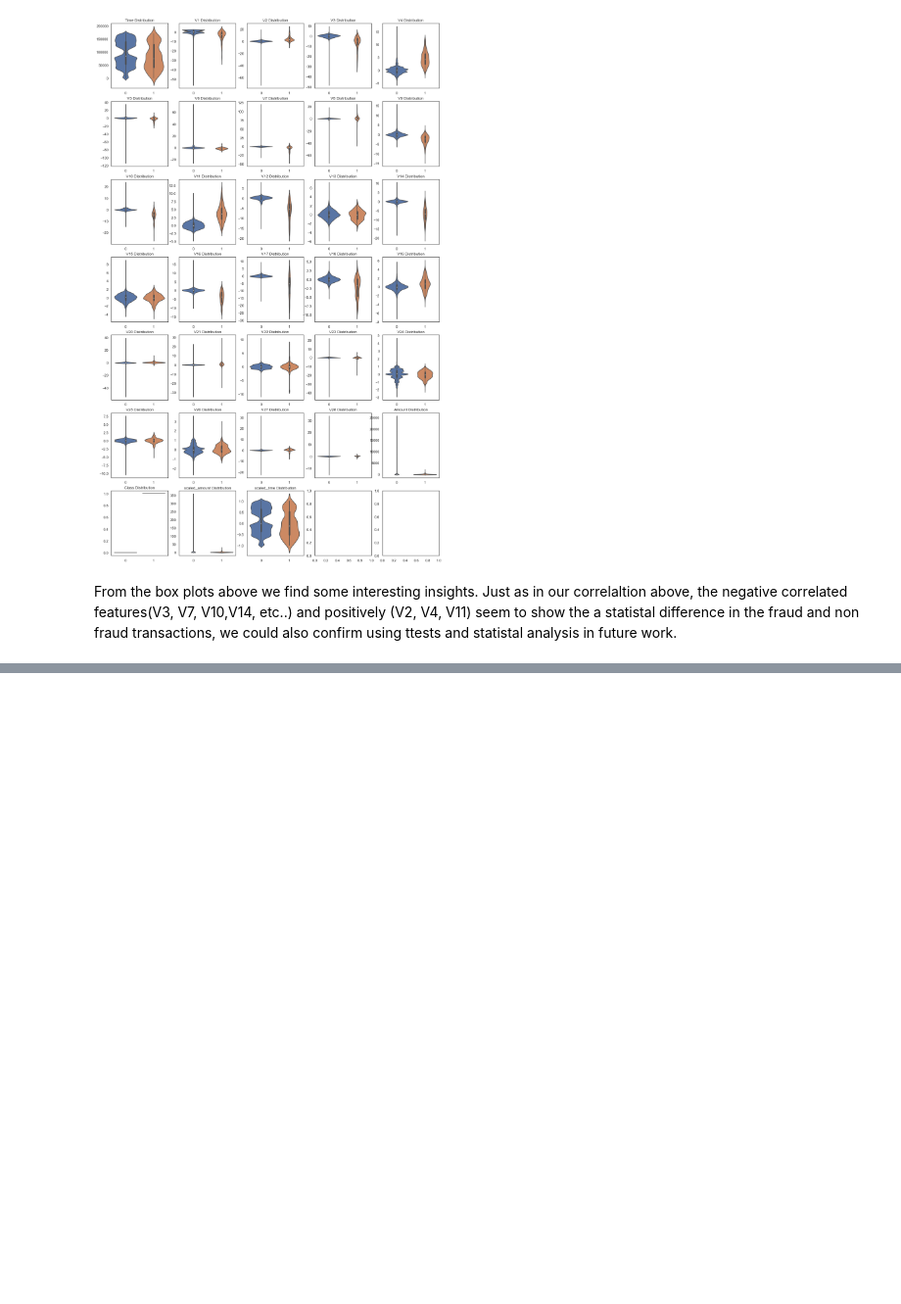
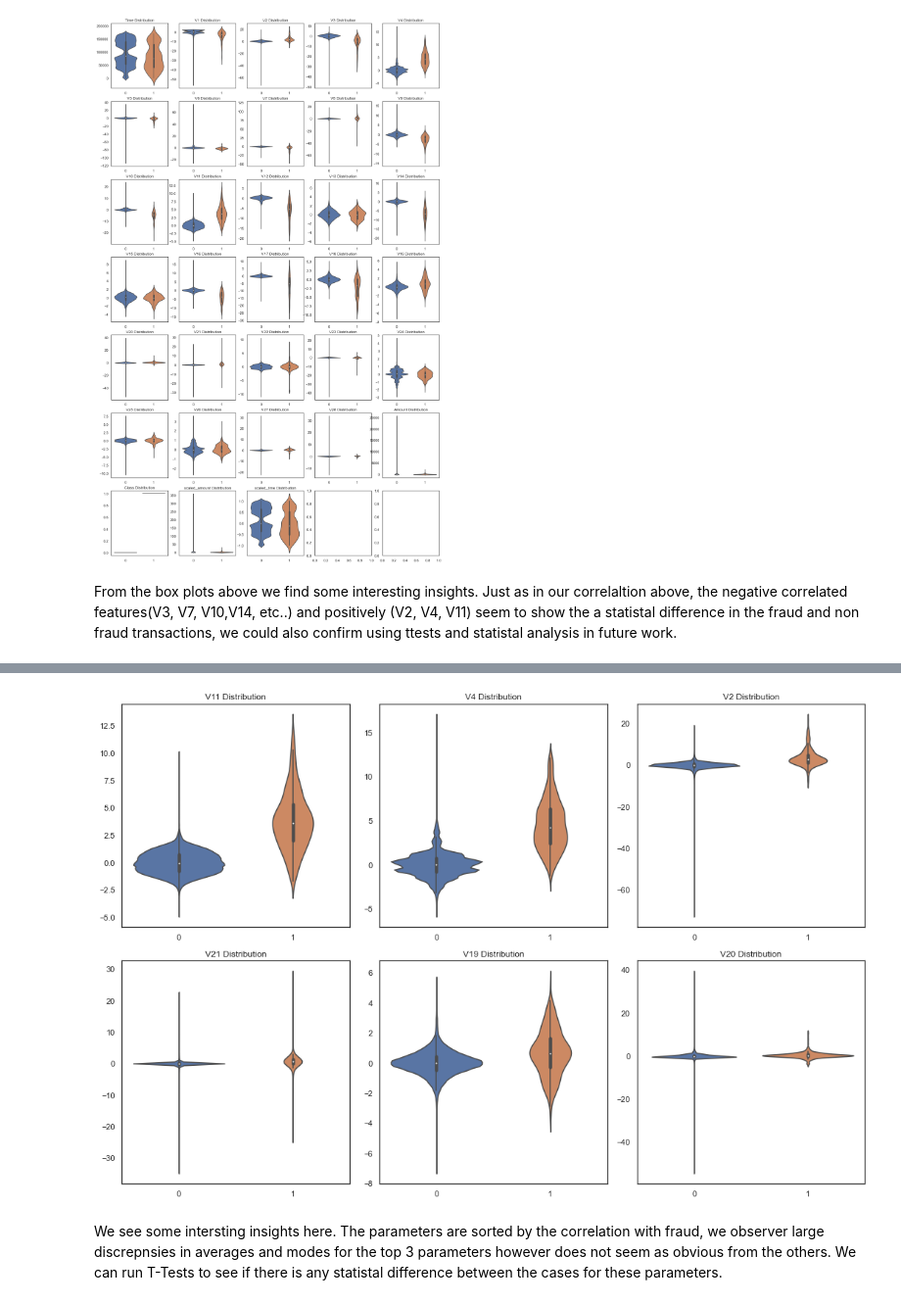
Before and after one commit to enwokoye94/credit_fraud_prediction, a Jupyter notebook: Credit Fraud Analysis (EDA).ipynb, the cells around one changed output, grey strips where cells are left out. Shown: that part at 98% size. Saved outputs shown, nothing was run; the diff lists cells and outputs as text; code cells hidden in the pictures; blank space fills up the shorter version.

```diff
--- a/Credit Fraud Analysis (EDA).ipynb
+++ b/Credit Fraud Analysis (EDA).ipynb
@@ -238,0 +221,19 @@ From the box plots above we find some interesting insights. Just as in our corre
+# %%
+corr_with = data.drop('scaled_amount', axis=1).drop('scaled_time', axis=1).drop('Class', axis =1).corrwith(data.Class)
+pos_corr = corr_with[corr_with >0].sort_values(ascending=False)
+
+int_parameters = pos_corr.head(6).index.values
+# %%
+fig, ax = plt.subplots((len(int_parameters)//3) ,3, figsize=(15,10))
+for  ax,( i, col) in zip(ax.flat, enumerate(data[int_parameters].columns)):
+#     print(ax, i,col)
+    sns.violinplot(x= 'Class', y=col, data=data, ax=ax)
+#     ax.set_xlim([min[data[col]], max[data[col]]])
+    ax.set_title('{} Distribution'.format(col))
+    ax.set_xlabel ('')
+    ax.set_ylabel('')
+fig.tight_layout()
+fig.saveimg('positive_corr.png')
+fig.savefig('images/positive_corr.png')
+# %% [output]
+[figure, added]
@@ -238,0 +242,2 @@ From the box plots above we find some interesting insights. Just as in our corre
+# %% [markdown]
+We see some intersting insights here. The parameters are sorted by the correlation with fraud, we observer large discrepnsies in averages and modes for the top 3 parameters however does not seem as obvious from the others. We can run T-Tests to see if there is any statistal difference between the cases for these parameters.
```
Also changed, not shown: parts of 8 cells of this notebook, 2 other files.
